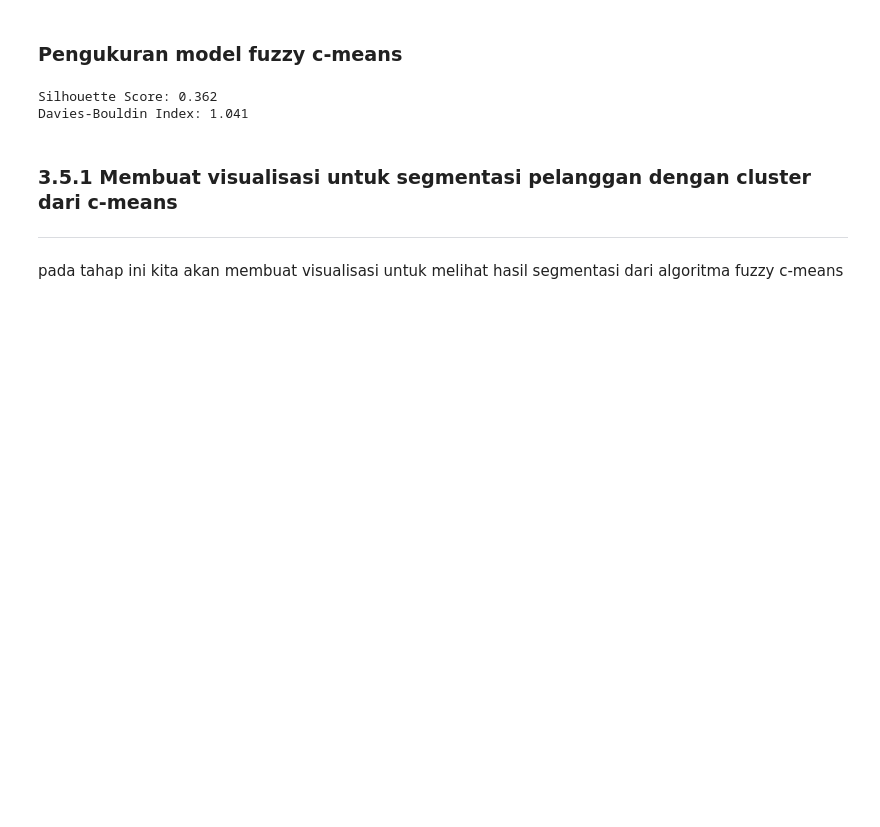
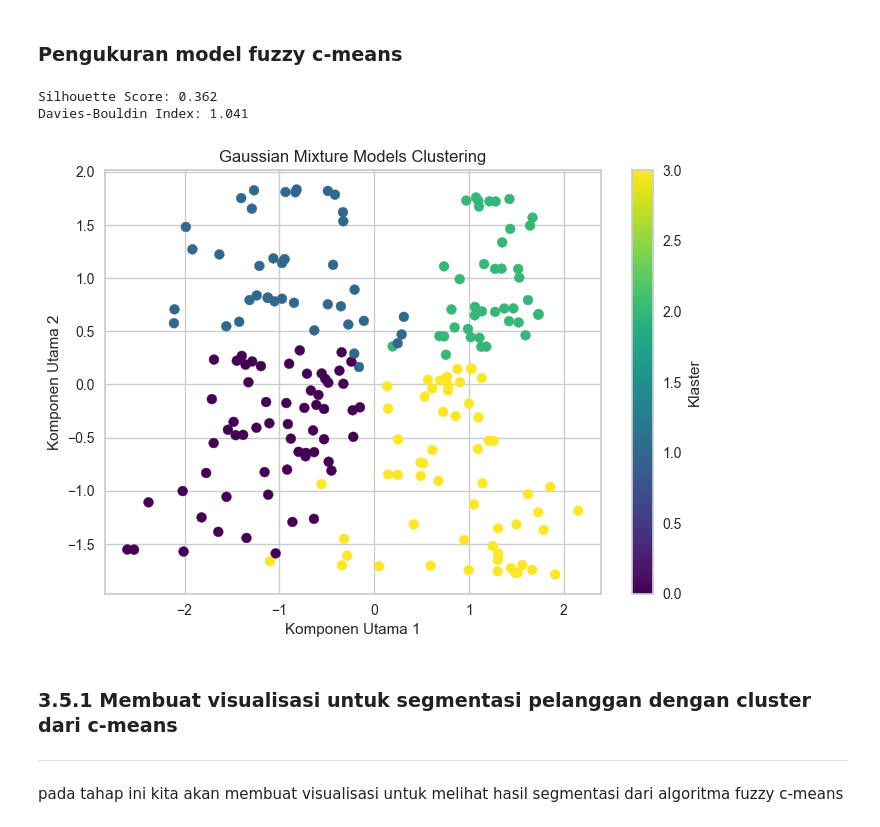
Before and after one commit to BlackBox-Ops/ML-Customer-Segmentation, a Jupyter notebook: notebooks/analisis_eda.ipynb, the cells around one changed output. Drawn from its saved outputs; the diff is of its cells as text; code cells hidden in the pictures; blank space fills up the shorter version.

```diff
--- a/notebooks/analisis_eda.ipynb
+++ b/notebooks/analisis_eda.ipynb
@@ -1924,6 +1942,18 @@ print(f"Davies-Bouldin Index: {db_index:.3f}")
 # %% [output]
 Silhouette Score: 0.362
 Davies-Bouldin Index: 1.041
+# %%
+pca_soft_cluster = PCA(n_components=2)
+df_pca_sc = pca.fit_transform(soft_cluster_df)
+
+plt.scatter(data_pca[:, 0], data_pca[:, 1], c=fcm_labels, cmap='viridis', s=50)
+plt.title('Gaussian Mixture Models Clustering')
+plt.xlabel('Komponen Utama 1')
+plt.ylabel('Komponen Utama 2')
+plt.colorbar(label='Klaster')
+plt.show()
+# %% [output]
+[figure, added]
 # %% [markdown]
 ### **3.5.1 Membuat visualisasi untuk segmentasi pelanggan dengan cluster dari c-means**
 ---
```
Also changed, not shown: parts of 15 cells of this notebook.
